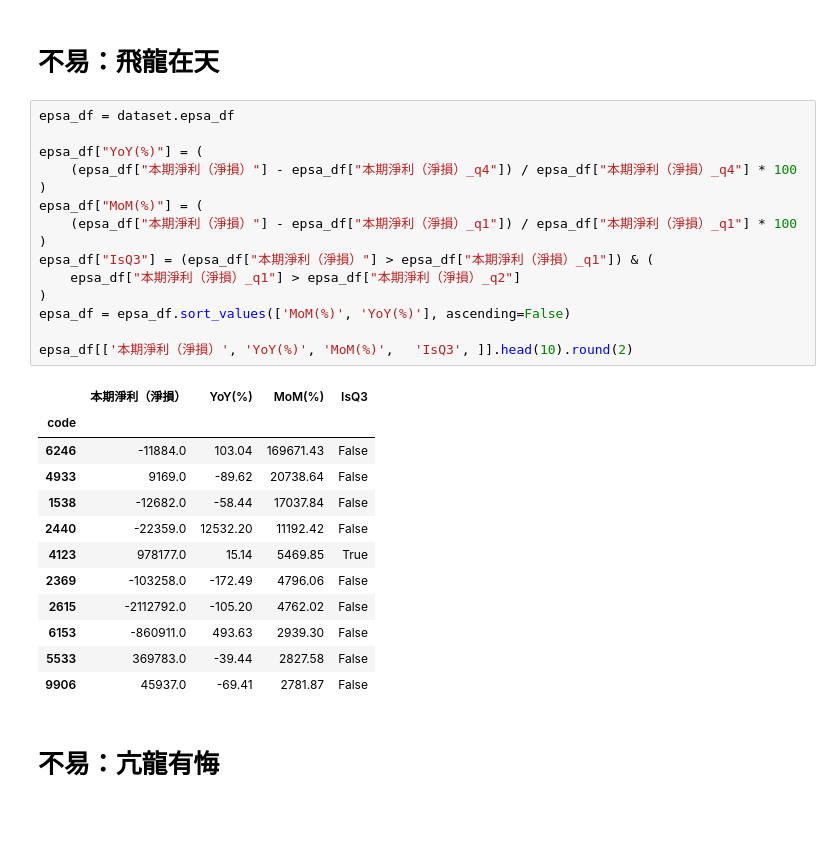
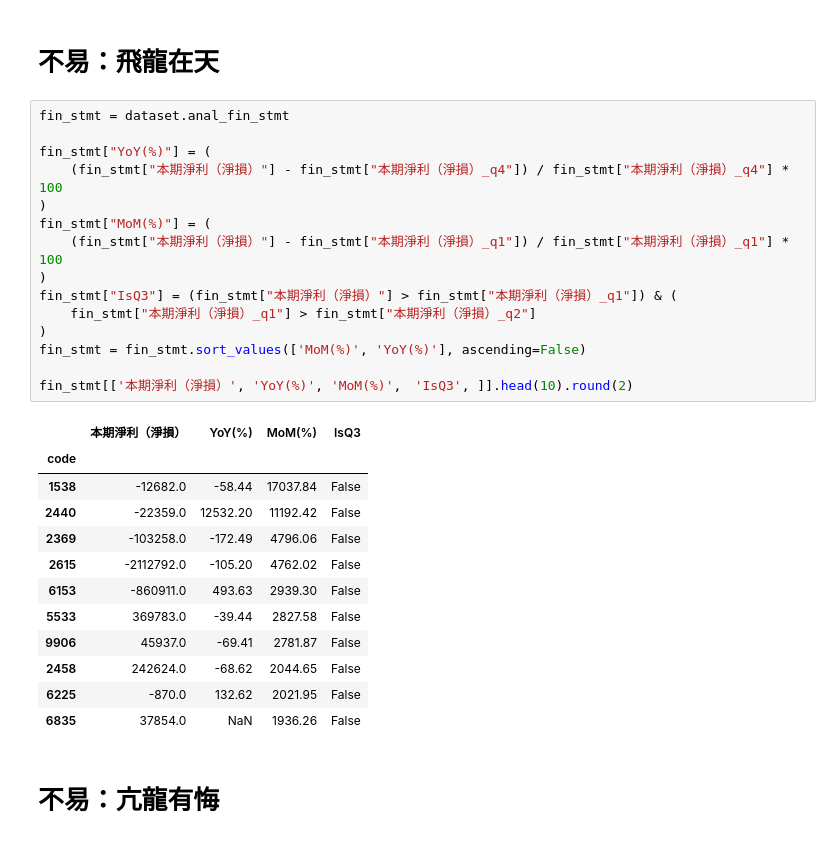
Before and after one commit to yangaound/stock.tw, a Jupyter notebook: README.ipynb, the cells around one changed output. Saved outputs shown, nothing was run; the diff lists cells and outputs as text.

```diff
--- a/README.ipynb
+++ b/README.ipynb
@@ -160,32 +157,32 @@ _revenues['當月營收'].plot(secondary_y=True)
 # %% [markdown]
 # 不易：飛龍在天
 # %%
-epsa_df = dataset.epsa_df
+fin_stmt = dataset.anal_fin_stmt
 
-epsa_df["YoY(%)"] = (
-    (epsa_df["本期淨利（淨損）"] - epsa_df["本期淨利（淨損）_q4"]) / epsa_df["本期淨利（淨損）_q4"] * 100
+fin_stmt["YoY(%)"] = (
+    (fin_stmt["本期淨利（淨損）"] - fin_stmt["本期淨利（淨損）_q4"]) / fin_stmt["本期淨利（淨損）_q4"] * 100
 )
-epsa_df["MoM(%)"] = (
-    (epsa_df["本期淨利（淨損）"] - epsa_df["本期淨利（淨損）_q1"]) / epsa_df["本期淨利（淨損）_q1"] * 100
+fin_stmt["MoM(%)"] = (
+    (fin_stmt["本期淨利（淨損）"] - fin_stmt["本期淨利（淨損）_q1"]) / fin_stmt["本期淨利（淨損）_q1"] * 100
 )
-epsa_df["IsQ3"] = (epsa_df["本期淨利（淨損）"] > epsa_df["本期淨利（淨損）_q1"]) & (
-    epsa_df["本期淨利（淨損）_q1"] > epsa_df["本期淨利（淨損）_q2"]
+fin_stmt["IsQ3"] = (fin_stmt["本期淨利（淨損）"] > fin_stmt["本期淨利（淨損）_q1"]) & (
+    fin_stmt["本期淨利（淨損）_q1"] > fin_stmt["本期淨利（淨損）_q2"]
 )
-epsa_df = epsa_df.sort_values(['MoM(%)', 'YoY(%)'], ascending=False)
+fin_stmt = fin_stmt.sort_values(['MoM(%)', 'YoY(%)'], ascending=False)
 
-epsa_df[['本期淨利（淨損）', 'YoY(%)', 'MoM(%)',	'IsQ3', ]].head(10).round(2)
+fin_stmt[['本期淨利（淨損）', 'YoY(%)', 'MoM(%)',	'IsQ3', ]].head(10).round(2)
 # %% [output]
 |  | 本期淨利（淨損） | YoY(%) | MoM(%) | IsQ3 |
 | code |  |  |  |  |
-| 6246 | -11884.0 | 103.04 | 169671.43 | False |
-| 4933 | 9169.0 | -89.62 | 20738.64 | False |
 | 1538 | -12682.0 | -58.44 | 17037.84 | False |
 | 2440 | -22359.0 | 12532.20 | 11192.42 | False |
-| 4123 | 978177.0 | 15.14 | 5469.85 | True |
 | 2369 | -103258.0 | -172.49 | 4796.06 | False |
 | 2615 | -2112792.0 | -105.20 | 4762.02 | False |
 | 6153 | -860911.0 | 493.63 | 2939.30 | False |
 | 5533 | 369783.0 | -39.44 | 2827.58 | False |
 | 9906 | 45937.0 | -69.41 | 2781.87 | False |
+| 2458 | 242624.0 | -68.62 | 2044.65 | False |
+| 6225 | -870.0 | 132.62 | 2021.95 | False |
+| 6835 | 37854.0 | NaN | 1936.26 | False |
 # %% [markdown]
 # 不易：亢龍有悔
```
Also changed, not shown: parts of 6 cells of this notebook, 10 other files.
